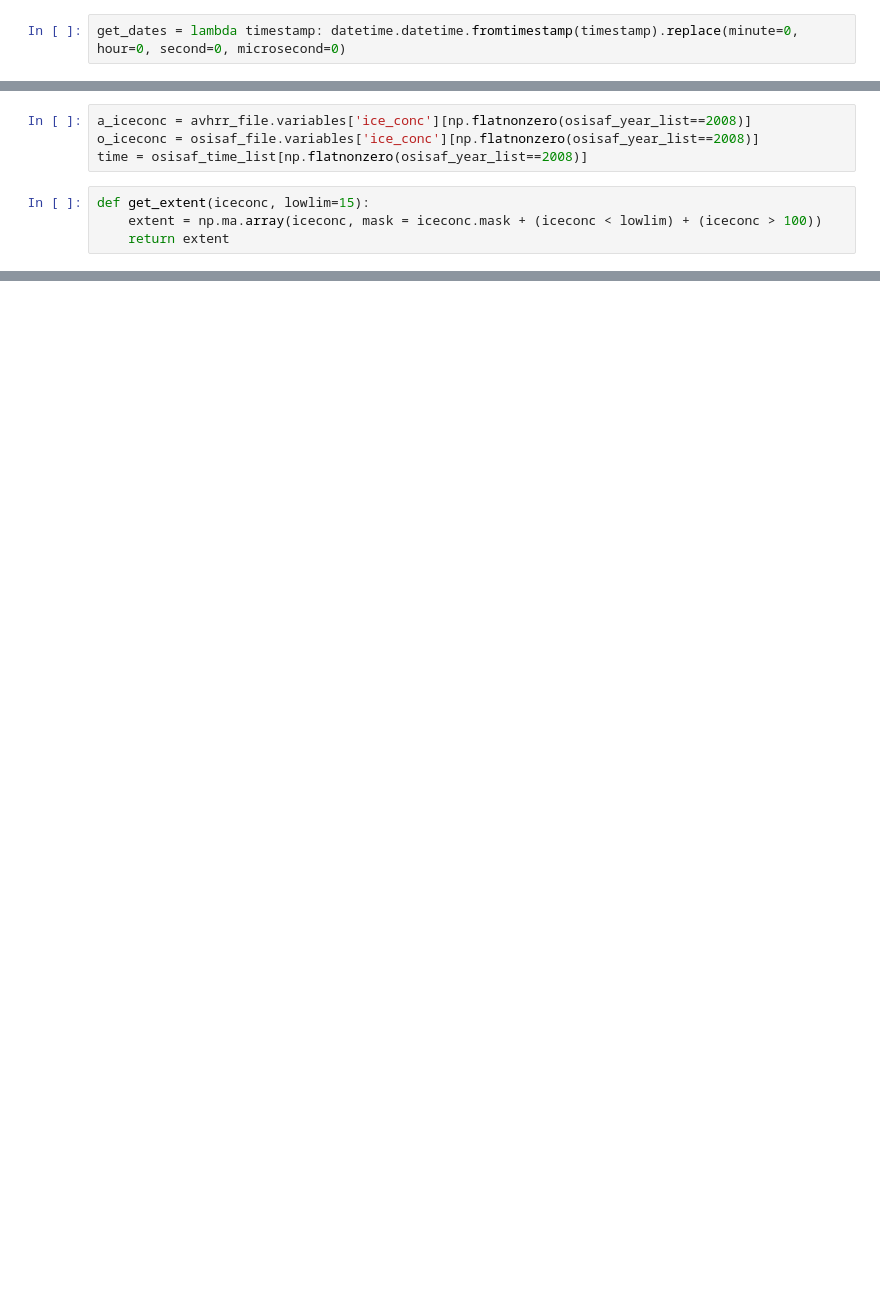
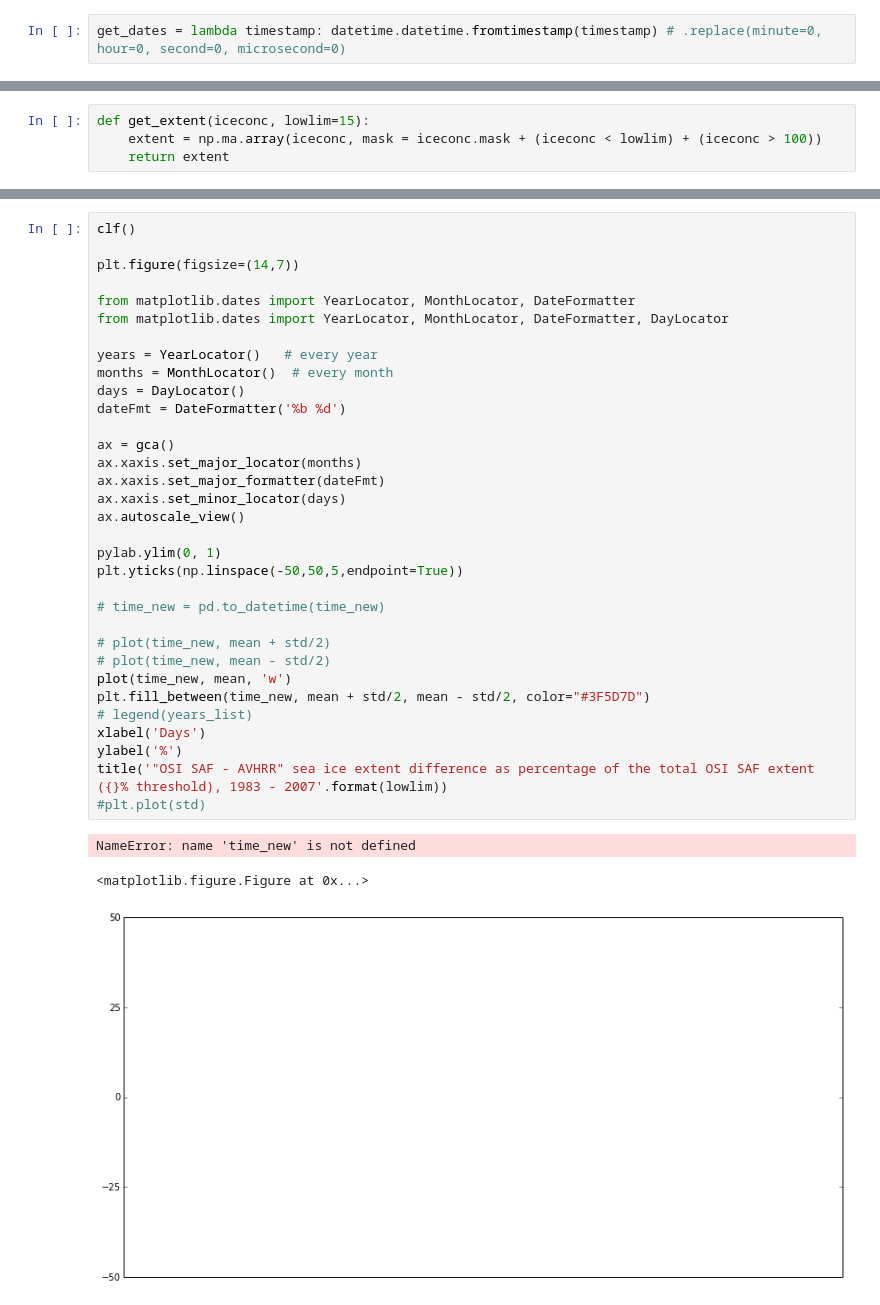
Before and after one commit to metno/icearc-avhrr-sic-old, a Jupyter notebook: notebooks/compare_osisaf_gac.ipynb, the cells around one changed output, grey strips where cells are left out. Saved outputs shown, nothing was run; the diff lists cells and outputs as text; blank space fills up the shorter version.

```diff
--- a/notebooks/compare_osisaf_gac.ipynb
+++ b/notebooks/compare_osisaf_gac.ipynb
@@ -7,7 +7,7 @@ avhrr_file = nc.Dataset("/lustre/storeB/users/mikhaili/icearc-avhrr-sic/data/avh
 # %%
 osisaf_file = nc.Dataset("/lustre/storeB/users/mikhaili/icearc-avhrr-sic/data/osisaf_iceconc_daily.nc")
 # %%
-get_dates = lambda timestamp: datetime.datetime.fromtimestamp(timestamp).replace(minute=0, hour=0, second=0, microsecond=0)
+get_dates = lambda timestamp: datetime.datetime.fromtimestamp(timestamp) # .replace(minute=0, hour=0, second=0, microsecond=0)
 # %%
 avhrr_time = avhrr_file.variables['time'][:]
 avhrr_time_list = np.array(map(get_dates, avhrr_time))
@@ -19,10 +19,6 @@ osisaf_time_list = np.array(map(get_dates, osisaf_time + epoch_offset))
 # %%
 osisaf_year_list = np.array(map(lambda x: x.year, osisaf_time_list))
 avhrr_year_list = map(lambda x: x.year, avhrr_time_list)
-# %%
-a_iceconc = avhrr_file.variables['ice_conc'][np.flatnonzero(osisaf_year_list==2008)]
-o_iceconc = osisaf_file.variables['ice_conc'][np.flatnonzero(osisaf_year_list==2008)]
-time = osisaf_time_list[np.flatnonzero(osisaf_year_list==2008)]
 # %%
 def get_extent(iceconc, lowlim=15):
     extent = np.ma.array(iceconc, mask = iceconc.mask + (iceconc < lowlim) + (iceconc > 100))
@@ -135,0 +102,37 @@ print float(diff)/(np.sum((o_iceconc[-1]>0) * (o_iceconc[-1]<=100)))*100.
+# %%
+clf()
+
+plt.figure(figsize=(14,7))
+
+from matplotlib.dates import YearLocator, MonthLocator, DateFormatter
+from matplotlib.dates import YearLocator, MonthLocator, DateFormatter, DayLocator
+
+years = YearLocator()   # every year
+months = MonthLocator()  # every month
+days = DayLocator()
+dateFmt = DateFormatter('%b %d')
+
+ax = gca()
+ax.xaxis.set_major_locator(months)
+ax.xaxis.set_major_formatter(dateFmt)
+ax.xaxis.set_minor_locator(days)
+ax.autoscale_view()
+
+pylab.ylim(0, 1)
+plt.yticks(np.linspace(-50,50,5,endpoint=True))
+
+# time_new = pd.to_datetime(time_new)
+
+# plot(time_new, mean + std/2)
+# plot(time_new, mean - std/2)
+plot(time_new, mean, 'w')
+plt.fill_between(time_new, mean + std/2, mean - std/2, color="#3F5D7D")
+# legend(years_list)
+xlabel('Days')
+ylabel('%')
+title('"OSI SAF - AVHRR" sea ice extent difference as percentage of the total OSI SAF extent ({}% threshold), 1983 - 2007'.format(lowlim))
+#plt.plot(std)
+# %% [output]
+NameError: name 'time_new' is not defined
+<matplotlib.figure.Figure at 0x...>
+[figure, added]
```
Also changed, not shown: parts of 14 cells of this notebook, 4 other files.
